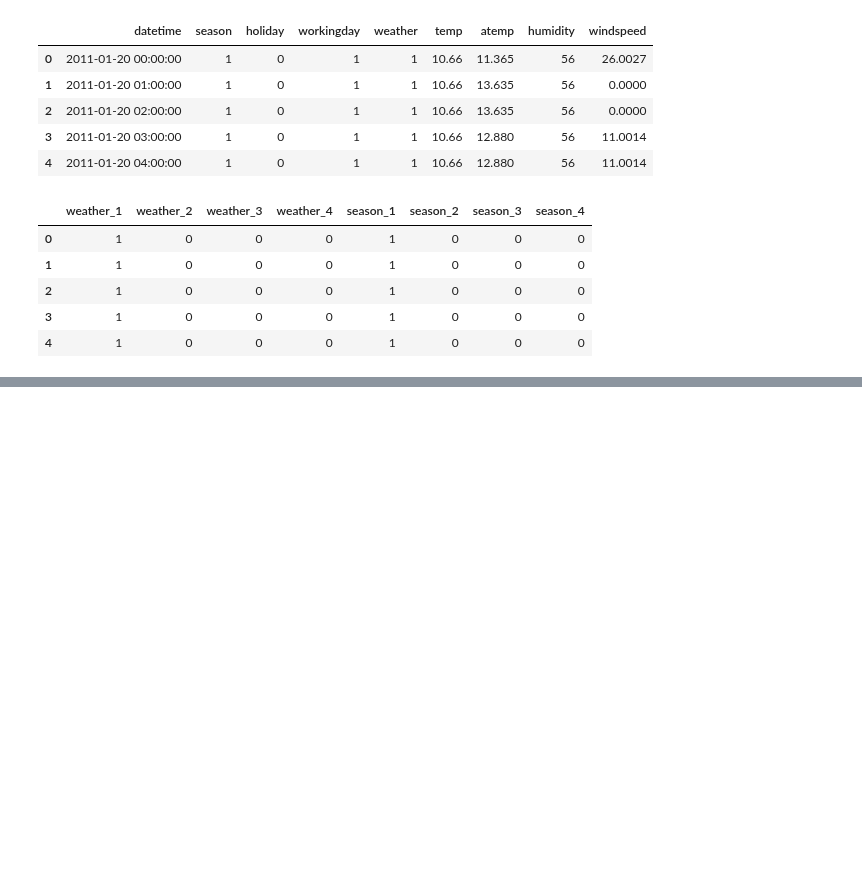
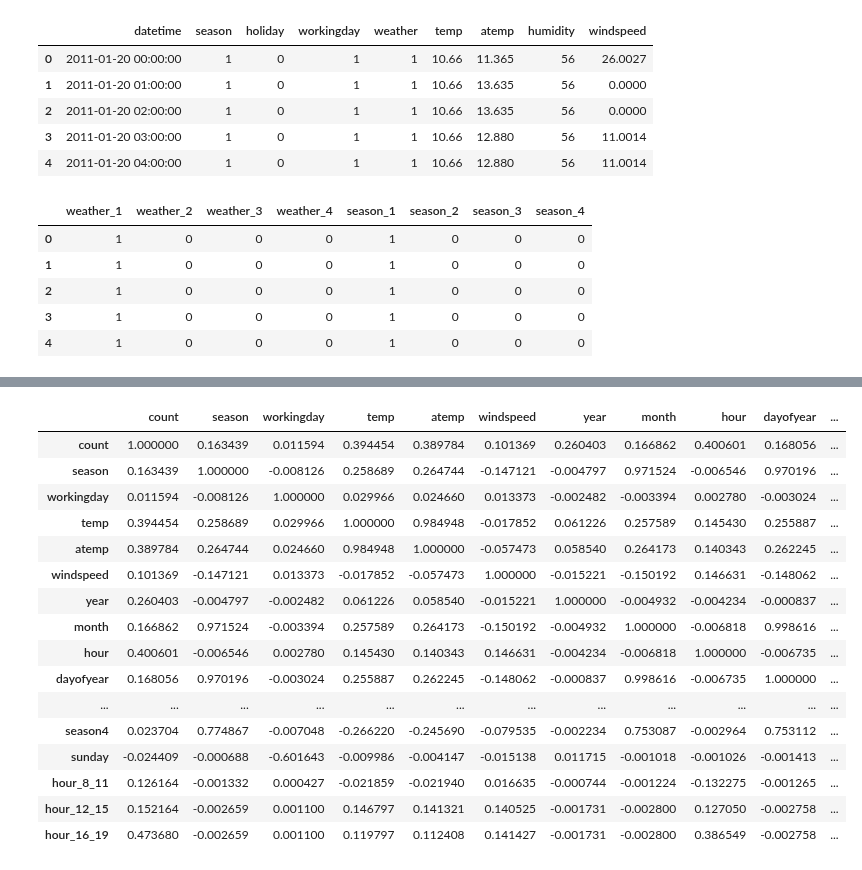
Before and after one commit to sayantansatpati/ml, a Jupyter notebook: kaggle/bike-sharing/bike-sharing-improvement-1.ipynb, the cells around one changed output, grey strips where cells are left out. Cells and saved outputs as stored; diff of their text form; code cells hidden in the pictures; blank space fills up the shorter version.

```diff
--- a/kaggle/bike-sharing/bike-sharing-improvement-1.ipynb
+++ b/kaggle/bike-sharing/bike-sharing-improvement-1.ipynb
@@ -141,0 +171,34 @@ df.describe()
+# %%
+'''
+features = ['season', 'holiday', 'workingday', 'weather', 'temp', 'atemp', 'humidity', 'windspeed',
+                'year', 'month', 'hour', 'day', 'dayofyear', 'week', 'quarter',
+                'weather1', 'weather2', 'weather3', 'weather4',
+                'season1', 'season2', 'season3', 'season4', 'sunday',
+                'hour_0_3', 'hour_4_7', 'hour_8_11', 'hour_12_15', 'hour_16_19', 'hour_20_23']
+'''
+features = ['count', 'season', 'workingday', 'temp', 'atemp', 'windspeed',
+                'year', 'month', 'hour', 'dayofyear', 'week', 'quarter',
+                'weather1',
+                'season2', 'season3', 'season4',
+                'sunday',
+                'hour_8_11', 'hour_12_15', 'hour_16_19']
+
+TRAIN_FX[features].corr()
+# %% [output]
+|  | count | season | workingday | temp | atemp | windspeed | year | month | hour | dayofyear | ... |
+| count | 1.000000 | 0.163439 | 0.011594 | 0.394454 | 0.389784 | 0.101369 | 0.260403 | 0.166862 | 0.400601 | 0.168056 | ... |
+| season | 0.163439 | 1.000000 | -0.008126 | 0.258689 | 0.264744 | -0.147121 | -0.004797 | 0.971524 | -0.006546 | 0.970196 | ... |
+| workingday | 0.011594 | -0.008126 | 1.000000 | 0.029966 | 0.024660 | 0.013373 | -0.002482 | -0.003394 | 0.002780 | -0.003024 | ... |
+| temp | 0.394454 | 0.258689 | 0.029966 | 1.000000 | 0.984948 | -0.017852 | 0.061226 | 0.257589 | 0.145430 | 0.255887 | ... |
+| atemp | 0.389784 | 0.264744 | 0.024660 | 0.984948 | 1.000000 | -0.057473 | 0.058540 | 0.264173 | 0.140343 | 0.262245 | ... |
+| windspeed | 0.101369 | -0.147121 | 0.013373 | -0.017852 | -0.057473 | 1.000000 | -0.015221 | -0.150192 | 0.146631 | -0.148062 | ... |
+| year | 0.260403 | -0.004797 | -0.002482 | 0.061226 | 0.058540 | -0.015221 | 1.000000 | -0.004932 | -0.004234 | -0.000837 | ... |
+| month | 0.166862 | 0.971524 | -0.003394 | 0.257589 | 0.264173 | -0.150192 | -0.004932 | 1.000000 | -0.006818 | 0.998616 | ... |
+| hour | 0.400601 | -0.006546 | 0.002780 | 0.145430 | 0.140343 | 0.146631 | -0.004234 | -0.006818 | 1.000000 | -0.006735 | ... |
+| dayofyear | 0.168056 | 0.970196 | -0.003024 | 0.255887 | 0.262245 | -0.148062 | -0.000837 | 0.998616 | -0.006735 | 1.000000 | ... |
+| ... | ... | ... | ... | ... | ... | ... | ... | ... | ... | ... | ... |
+| season4 | 0.023704 | 0.774867 | -0.007048 | -0.266220 | -0.245690 | -0.079535 | -0.002234 | 0.753087 | -0.002964 | 0.753112 | ... |
+| sunday | -0.024409 | -0.000688 | -0.601643 | -0.009986 | -0.004147 | -0.015138 | 0.011715 | -0.001018 | -0.001026 | -0.001413 | ... |
+| hour_8_11 | 0.126164 | -0.001332 | 0.000427 | -0.021859 | -0.021940 | 0.016635 | -0.000744 | -0.001224 | -0.132275 | -0.001265 | ... |
+| hour_12_15 | 0.152164 | -0.002659 | 0.001100 | 0.146797 | 0.141321 | 0.140525 | -0.001731 | -0.002800 | 0.127050 | -0.002758 | ... |
+| hour_16_19 | 0.473680 | -0.002659 | 0.001100 | 0.119797 | 0.112408 | 0.141427 | -0.001731 | -0.002800 | 0.386549 | -0.002758 | ... |
```
Also changed, not shown: parts of 27 cells of this notebook.
